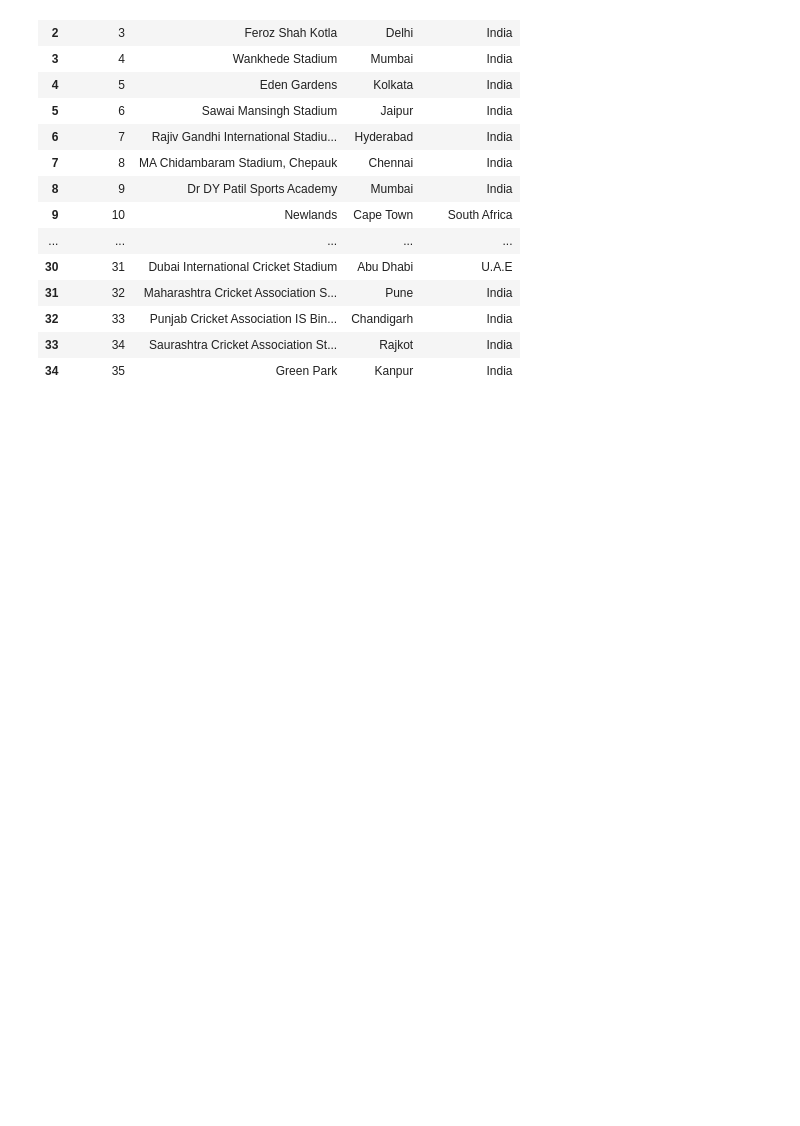
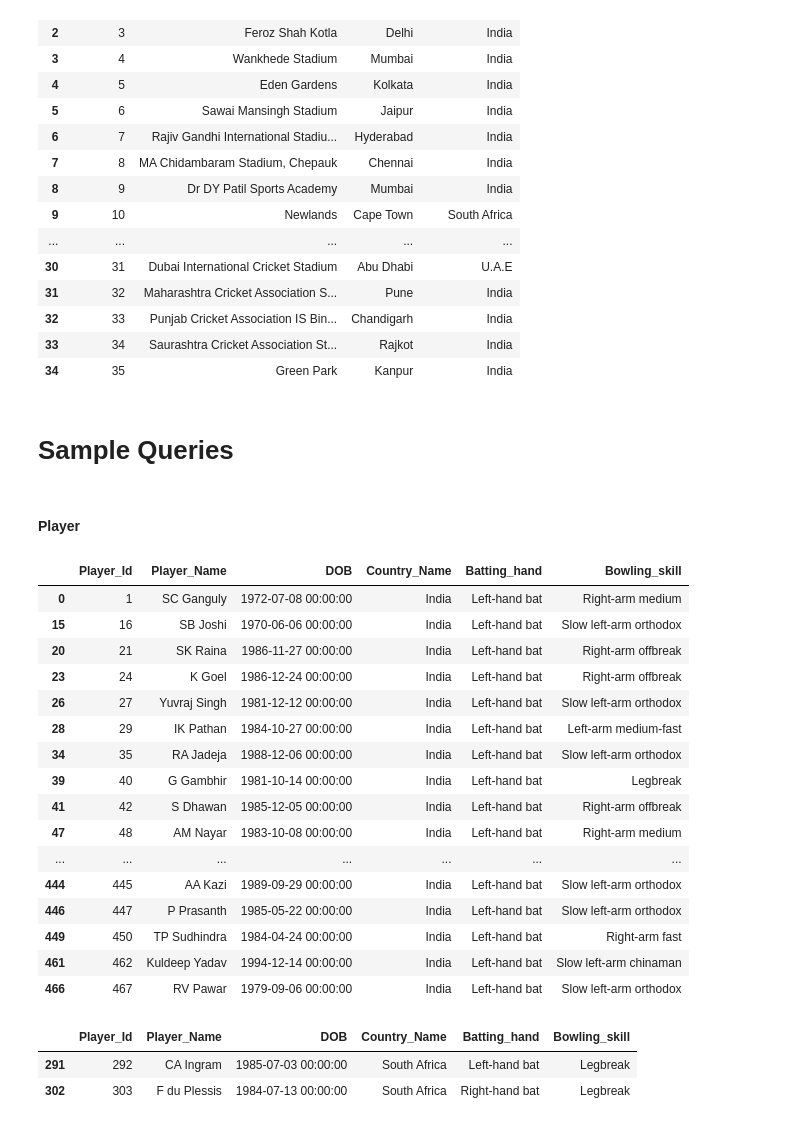
Before and after one commit to wanderingAviator/DataLakeProject, a Jupyter notebook: archive_2.ipynb, the cells around one changed output. Saved outputs shown, nothing was run; the diff lists cells and outputs as text; code cells hidden in the pictures; blank space fills up the shorter version.

```diff
--- a/archive_2.ipynb
+++ b/archive_2.ipynb
@@ -159,3 +179,35 @@ Venue
 | 32 | 33 | Punjab Cricket Association IS Bin... | Chandigarh | India |
 | 33 | 34 | Saurashtra Cricket Association St... | Rajkot | India |
 | 34 | 35 | Green Park | Kanpur | India |
+# %% [markdown]
+# Sample Queries
+# %% [markdown]
+#### Player
+# %%
+pquery_one = Player.loc[(Player["Country_Name"] == "India") & (Player["Batting_hand"] == "Left-hand bat") & Player["Bowling_skill"].notna() ]
+pquery_one
+# %% [output]
+|  | Player_Id | Player_Name | DOB | Country_Name | Batting_hand | Bowling_skill |
+| 0 | 1 | SC Ganguly | 1972-07-08 00:00:00 | India | Left-hand bat | Right-arm medium |
+| 15 | 16 | SB Joshi | 1970-06-06 00:00:00 | India | Left-hand bat | Slow left-arm orthodox |
+| 20 | 21 | SK Raina | 1986-11-27 00:00:00 | India | Left-hand bat | Right-arm offbreak |
+| 23 | 24 | K Goel | 1986-12-24 00:00:00 | India | Left-hand bat | Right-arm offbreak |
+| 26 | 27 | Yuvraj Singh | 1981-12-12 00:00:00 | India | Left-hand bat | Slow left-arm orthodox |
+| 28 | 29 | IK Pathan | 1984-10-27 00:00:00 | India | Left-hand bat | Left-arm medium-fast |
+| 34 | 35 | RA Jadeja | 1988-12-06 00:00:00 | India | Left-hand bat | Slow left-arm orthodox |
+| 39 | 40 | G Gambhir | 1981-10-14 00:00:00 | India | Left-hand bat | Legbreak |
+| 41 | 42 | S Dhawan | 1985-12-05 00:00:00 | India | Left-hand bat | Right-arm offbreak |
+| 47 | 48 | AM Nayar | 1983-10-08 00:00:00 | India | Left-hand bat | Right-arm medium |
+| ... | ... | ... | ... | ... | ... | ... |
+| 444 | 445 | AA Kazi | 1989-09-29 00:00:00 | India | Left-hand bat | Slow left-arm orthodox |
+| 446 | 447 | P Prasanth | 1985-05-22 00:00:00 | India | Left-hand bat | Slow left-arm orthodox |
+| 449 | 450 | TP Sudhindra | 1984-04-24 00:00:00 | India | Left-hand bat | Right-arm fast |
+| 461 | 462 | Kuldeep Yadav | 1994-12-14 00:00:00 | India | Left-hand bat | Slow left-arm chinaman |
+| 466 | 467 | RV Pawar | 1979-09-06 00:00:00 | India | Left-hand bat | Slow left-arm orthodox |
+# %%
+pquery_two = Player.loc[(Player["Bowling_skill"] == "Legbreak") & (Player["Country_Name"] == "South Africa")]
+pquery_two
+# %% [output]
+|  | Player_Id | Player_Name | DOB | Country_Name | Batting_hand | Bowling_skill |
+| 291 | 292 | CA Ingram | 1985-07-03 00:00:00 | South Africa | Left-hand bat | Legbreak |
+| 302 | 303 | F du Plessis | 1984-07-13 00:00:00 | South Africa | Right-hand bat | Legbreak |
```
Also changed, not shown: parts of 20 cells of this notebook, 2 other files.
